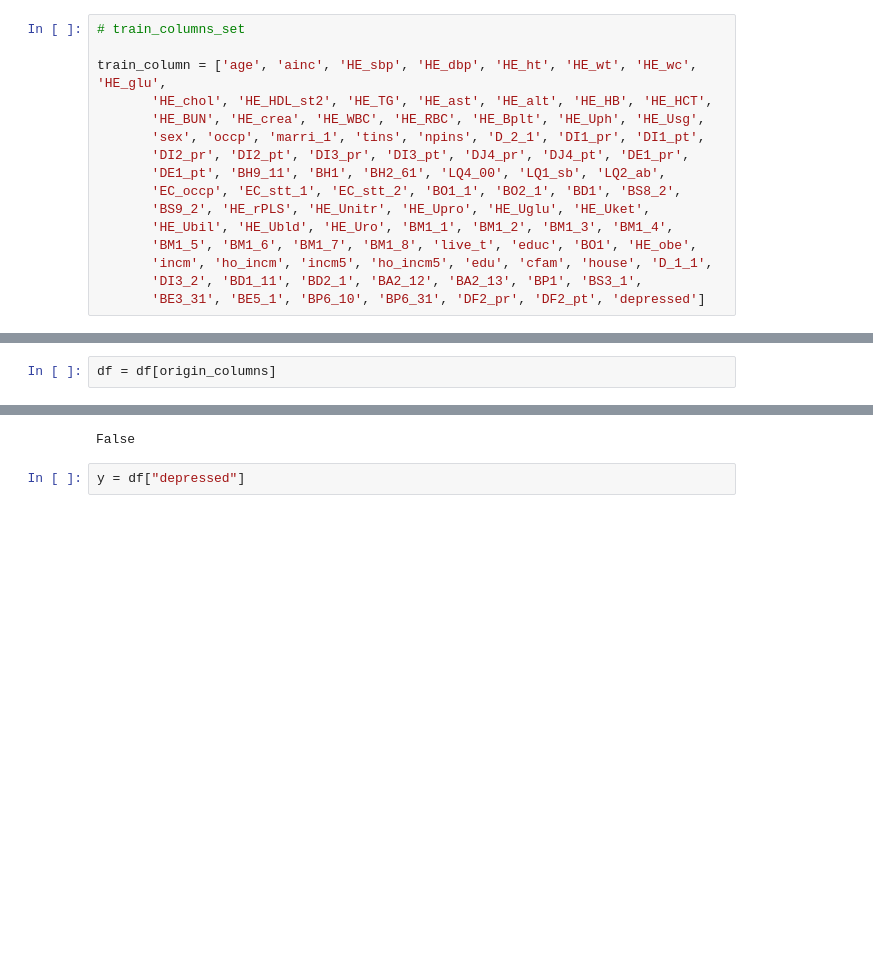
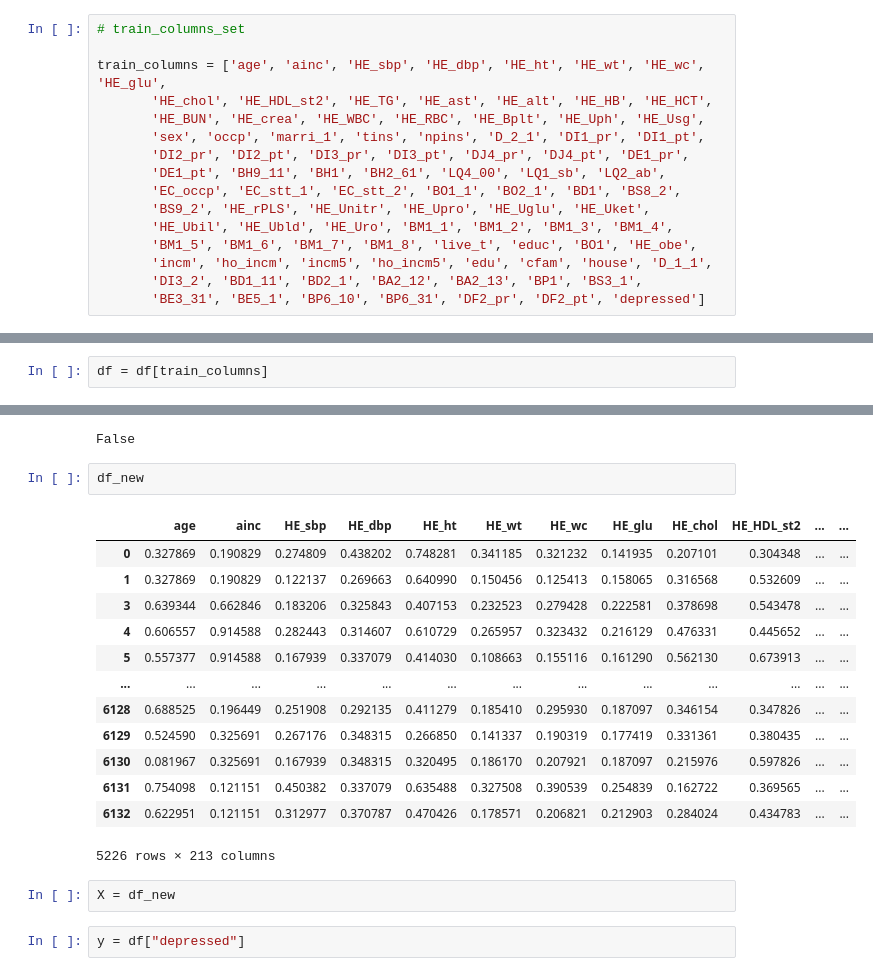
Before and after one commit to Bong-HoonLee/Predicting-Depression, a Jupyter notebook: archive/dataframe_20231206_test.ipynb, the cells around one changed output, grey strips where cells are left out. Drawn from its saved outputs; the diff is of its cells as text; blank space fills up the shorter version.

Commit message:
fix: modify X_to_csv in dataframe_20231206_test.ipynb

```diff
--- a/archive/dataframe_20231206_test.ipynb
+++ b/archive/dataframe_20231206_test.ipynb
@@ -396,7 +371,7 @@ origin_columns = ['age', 'ainc', 'HE_sbp', 'HE_dbp', 'HE_ht', 'HE_wt', 'HE_wc',
 # %%
 # train_columns_set
 
-train_column = ['age', 'ainc', 'HE_sbp', 'HE_dbp', 'HE_ht', 'HE_wt', 'HE_wc', 'HE_glu',
+train_columns = ['age', 'ainc', 'HE_sbp', 'HE_dbp', 'HE_ht', 'HE_wt', 'HE_wc', 'HE_glu',
        'HE_chol', 'HE_HDL_st2', 'HE_TG', 'HE_ast', 'HE_alt', 'HE_HB', 'HE_HCT',
        'HE_BUN', 'HE_crea', 'HE_WBC', 'HE_RBC', 'HE_Bplt', 'HE_Uph', 'HE_Usg',
        'sex', 'occp', 'marri_1', 'tins', 'npins', 'D_2_1', 'DI1_pr', 'DI1_pt',
@@ -440,7 +415,7 @@ df[['age', 'ainc', 'HE_sbp', 'HE_dbp', 'HE_ht', 'HE_wt', 'HE_wc', 'HE_glu',
 | 6132 | 57.0 | 196.666667 | 121.0 | 73.0 | 159.5 | 56.7 | 75.4 | 106.0 | 176.0 | 56.0 | ... | ... |
 5226 rows × 94 columns
 # %%
-df = df[origin_columns]
+df = df[train_columns]
 # %%
 df.columns # 'DF2_pr', 'DF2_pt', 'depressed'는 살아 있어야 함
 #TODO
@@ -616,6 +1077,24 @@ Name: count, dtype: int64
 df_new.isna().any().any()
 # %% [output]
 False
+# %%
+df_new
+# %% [output]
+|  | age | ainc | HE_sbp | HE_dbp | HE_ht | HE_wt | HE_wc | HE_glu | HE_chol | HE_HDL_st2 | ... | ... |
+| 0 | 0.327869 | 0.190829 | 0.274809 | 0.438202 | 0.748281 | 0.341185 | 0.321232 | 0.141935 | 0.207101 | 0.304348 | ... | ... |
+| 1 | 0.327869 | 0.190829 | 0.122137 | 0.269663 | 0.640990 | 0.150456 | 0.125413 | 0.158065 | 0.316568 | 0.532609 | ... | ... |
+| 3 | 0.639344 | 0.662846 | 0.183206 | 0.325843 | 0.407153 | 0.232523 | 0.279428 | 0.222581 | 0.378698 | 0.543478 | ... | ... |
+| 4 | 0.606557 | 0.914588 | 0.282443 | 0.314607 | 0.610729 | 0.265957 | 0.323432 | 0.216129 | 0.476331 | 0.445652 | ... | ... |
+| 5 | 0.557377 | 0.914588 | 0.167939 | 0.337079 | 0.414030 | 0.108663 | 0.155116 | 0.161290 | 0.562130 | 0.673913 | ... | ... |
+| ... | ... | ... | ... | ... | ... | ... | ... | ... | ... | ... | ... | ... |
+| 6128 | 0.688525 | 0.196449 | 0.251908 | 0.292135 | 0.411279 | 0.185410 | 0.295930 | 0.187097 | 0.346154 | 0.347826 | ... | ... |
+| 6129 | 0.524590 | 0.325691 | 0.267176 | 0.348315 | 0.266850 | 0.141337 | 0.190319 | 0.177419 | 0.331361 | 0.380435 | ... | ... |
+| 6130 | 0.081967 | 0.325691 | 0.167939 | 0.348315 | 0.320495 | 0.186170 | 0.207921 | 0.187097 | 0.215976 | 0.597826 | ... | ... |
+| 6131 | 0.754098 | 0.121151 | 0.450382 | 0.337079 | 0.635488 | 0.327508 | 0.390539 | 0.254839 | 0.162722 | 0.369565 | ... | ... |
+| 6132 | 0.622951 | 0.121151 | 0.312977 | 0.370787 | 0.470426 | 0.178571 | 0.206821 | 0.212903 | 0.284024 | 0.434783 | ... | ... |
+5226 rows × 213 columns
+# %%
+X = df_new
 # %%
 y = df["depressed"]
 # %%
```
Also changed, not shown: parts of 10 cells of this notebook.
